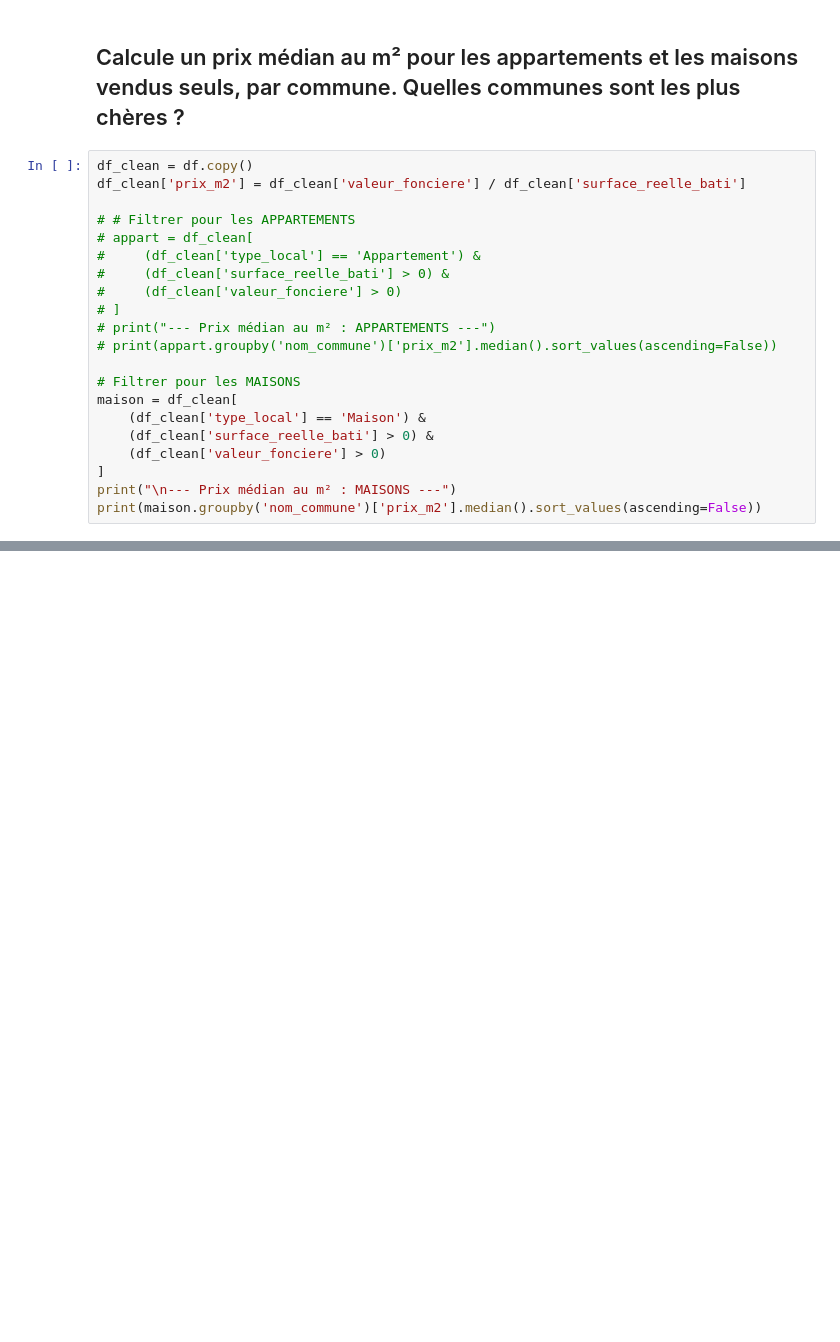
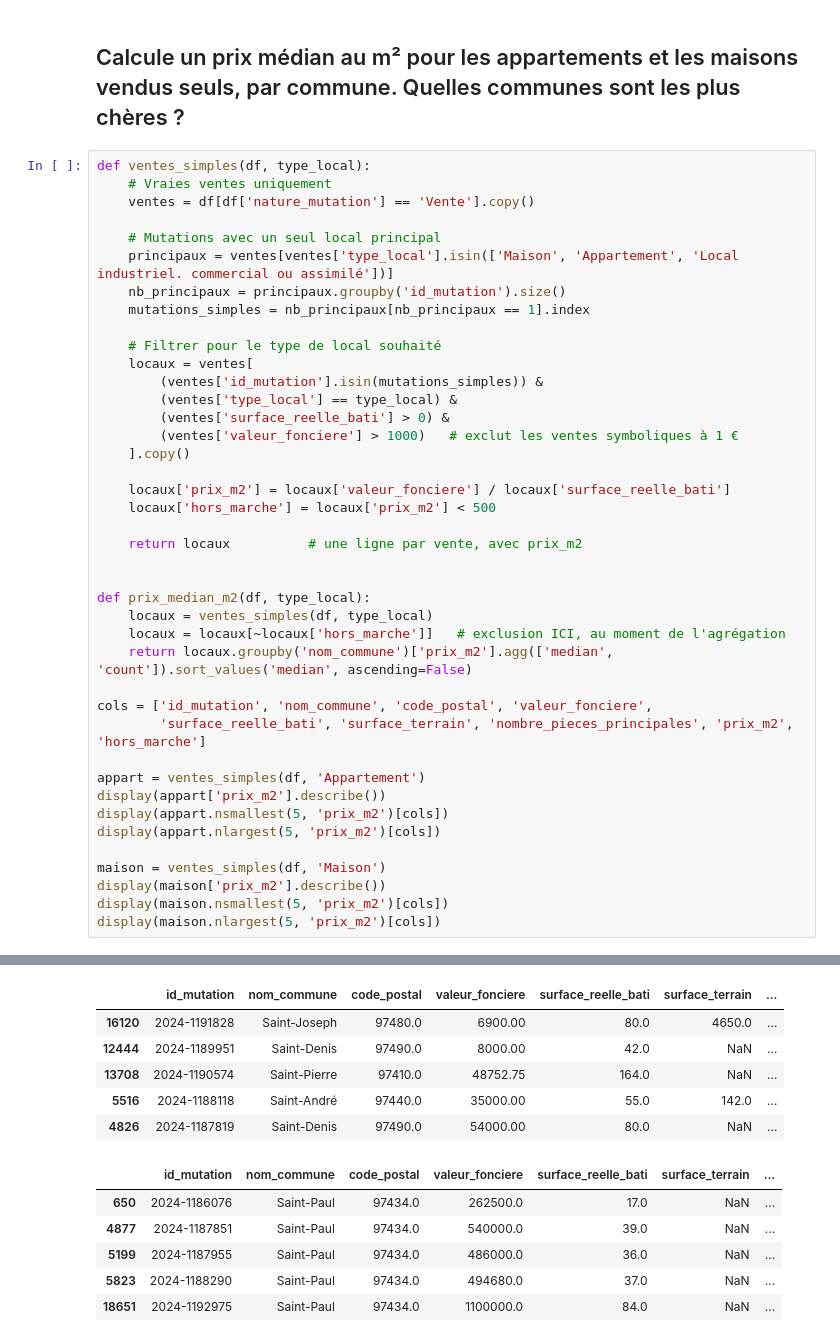
Before and after one commit to assadakh/reunion-immobilier-data, a Jupyter notebook: notebooks/01_exploration_dvf.ipynb, the cells around one changed output, grey strips where cells are left out. Saved outputs shown, nothing was run; the diff lists cells and outputs as text; blank space fills up the shorter version.

Commit message:
Notebook DVF : prix médian par commune, qualité des données et conclusion
Co-Authored-By: Claude Opus 5.5 <noreply@anthropic.com>

```diff
--- a/notebooks/01_exploration_dvf.ipynb
+++ b/notebooks/01_exploration_dvf.ipynb
@@ -155,24 +180,44 @@ Ou bien d'autres qui dépassent des dizaines de millions d'euros :
 # %% [markdown]
 ## Calcule un prix médian au m² pour les appartements et les maisons vendus seuls, par commune. Quelles communes sont les plus chères ?
 # %%
-df_clean = df.copy()
-df_clean['prix_m2'] = df_clean['valeur_fonciere'] / df_clean['surface_reelle_bati']
+def ventes_simples(df, type_local):
+    # Vraies ventes uniquement
+    ventes = df[df['nature_mutation'] == 'Vente'].copy()
 
-# # Filtrer pour les APPARTEMENTS
-# appart = df_clean[
-#     (df_clean['type_local'] == 'Appartement') &
-#     (df_clean['surface_reelle_bati'] > 0) &
-#     (df_clean['valeur_fonciere'] > 0)
-# ]
-# print("--- Prix médian au m² : APPARTEMENTS ---")
-# print(appart.groupby('nom_commune')['prix_m2'].median().sort_values(ascending=False))
+    # Mutations avec un seul local principal
+    principaux = ventes[ventes['type_local'].isin(['Maison', 'Appartement', 'Local industriel. commercial ou assimilé'])]
+    nb_principaux = principaux.groupby('id_mutation').size()
+    mutations_simples = nb_principaux[nb_principaux == 1].index
 
-# Filtrer pour les MAISONS
-maison = df_clean[
-    (df_clean['type_local'] == 'Maison') &
-    (df_clean['surface_reelle_bati'] > 0) &
-    (df_clean['valeur_fonciere'] > 0)
-]
-print("\n--- Prix médian au m² : MAISONS ---")
-print(maison.groupby('nom_commune')['prix_m2'].median().sort_values(ascending=False))
+    # Filtrer pour le type de local souhaité
+    locaux = ventes[
+        (ventes['id_mutation'].isin(mutations_simples)) &
+        (ventes['type_local'] == type_local) &
+        (ventes['surface_reelle_bati'] > 0) &
+        (ventes['valeur_fonciere'] > 1000)   # exclut les ventes symboliques à 1 €
+    ].copy()
+
+    locaux['prix_m2'] = locaux['valeur_fonciere'] / locaux['surface_reelle_bati']
+    locaux['hors_marche'] = locaux['prix_m2'] < 500
+
+    return locaux          # une ligne par vente, avec prix_m2
+
+
+def prix_median_m2(df, type_local):
+    locaux = ventes_simples(df, type_local)
+    locaux = locaux[~locaux['hors_marche']]   # exclusion ICI, au moment de l'agrégation
+    return locaux.groupby('nom_commune')['prix_m2'].agg(['median', 'count']).sort_values('median', ascending=False)
+
+cols = ['id_mutation', 'nom_commune', 'code_postal', 'valeur_fonciere',
+        'surface_reelle_bati', 'surface_terrain', 'nombre_pieces_principales', 'prix_m2', 'hors_marche']
+
+appart = ventes_simples(df, 'Appartement')
+display(appart['prix_m2'].describe())
+display(appart.nsmallest(5, 'prix_m2')[cols])
+display(appart.nlargest(5, 'prix_m2')[cols])
+
+maison = ventes_simples(df, 'Maison')
+display(maison['prix_m2'].describe())
+display(maison.nsmallest(5, 'prix_m2')[cols])
+display(maison.nlargest(5, 'prix_m2')[cols])
 # %% [output]
@@ -195 +232,13 @@ Sainte-Rose                1709.526593
 Name: prix_m2, dtype: float64
+|  | id_mutation | nom_commune | code_postal | valeur_fonciere | surface_reelle_bati | surface_terrain | ... |
+| 16120 | 2024-1191828 | Saint-Joseph | 97480.0 | 6900.00 | 80.0 | 4650.0 | ... |
+| 12444 | 2024-1189951 | Saint-Denis | 97490.0 | 8000.00 | 42.0 | NaN | ... |
+| 13708 | 2024-1190574 | Saint-Pierre | 97410.0 | 48752.75 | 164.0 | NaN | ... |
+| 5516 | 2024-1188118 | Saint-André | 97440.0 | 35000.00 | 55.0 | 142.0 | ... |
+| 4826 | 2024-1187819 | Saint-Denis | 97490.0 | 54000.00 | 80.0 | NaN | ... |
+|  | id_mutation | nom_commune | code_postal | valeur_fonciere | surface_reelle_bati | surface_terrain | ... |
+| 650 | 2024-1186076 | Saint-Paul | 97434.0 | 262500.0 | 17.0 | NaN | ... |
+| 4877 | 2024-1187851 | Saint-Paul | 97434.0 | 540000.0 | 39.0 | NaN | ... |
+| 5199 | 2024-1187955 | Saint-Paul | 97434.0 | 486000.0 | 36.0 | NaN | ... |
+| 5823 | 2024-1188290 | Saint-Paul | 97434.0 | 494680.0 | 37.0 | NaN | ... |
+| 18651 | 2024-1192975 | Saint-Paul | 97434.0 | 1100000.0 | 84.0 | NaN | ... |
```
Also changed, not shown: parts of 15 cells of this notebook.
